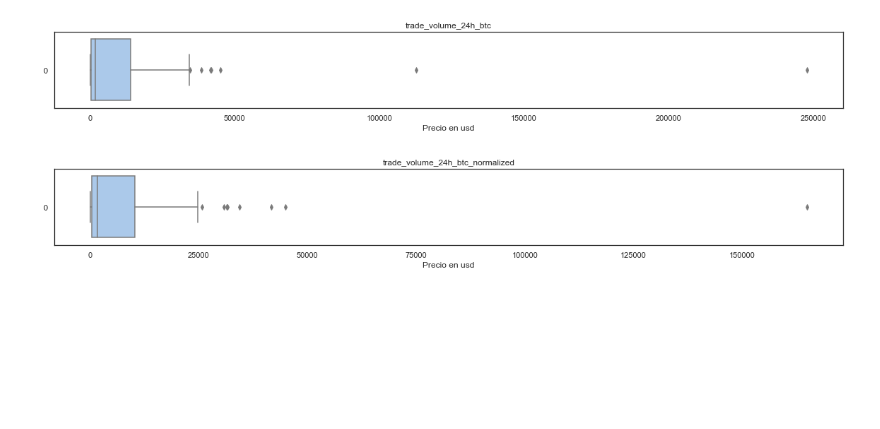
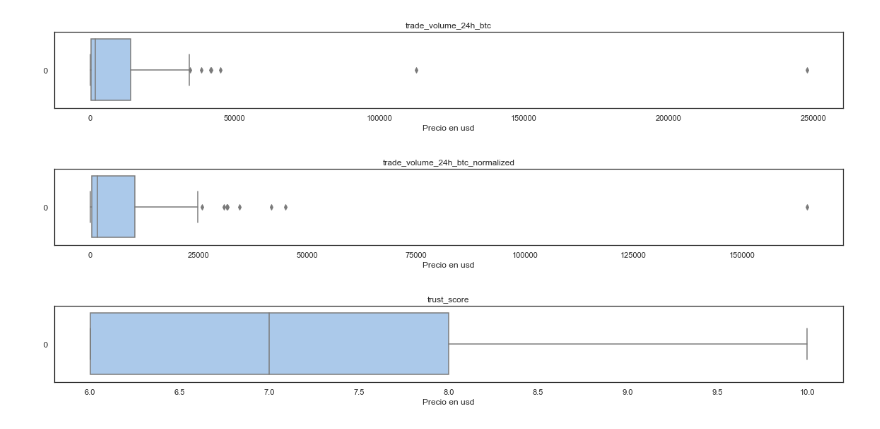
Before and after one commit to Galo0000/Analitics_Proyect_Cryptocurrency, a Jupyter notebook: EDA.ipynb, the cells around one changed output. Saved outputs shown, nothing was run; the diff lists cells and outputs as text; code cells hidden in the pictures; blank space fills up the shorter version.

```diff
--- a/EDA.ipynb
+++ b/EDA.ipynb
@@ -248,3 +279,7 @@ boxplot(df_exchanges['trade_volume_24h_btc'])
 boxplot(df_exchanges['trade_volume_24h_btc_normalized'])
 # %% [output]
 [figure]
+# %%
+boxplot(df_exchanges['trust_score'])
+# %% [output]
+[figure, added]
```
Also changed, not shown: parts of 6 cells of this notebook.
